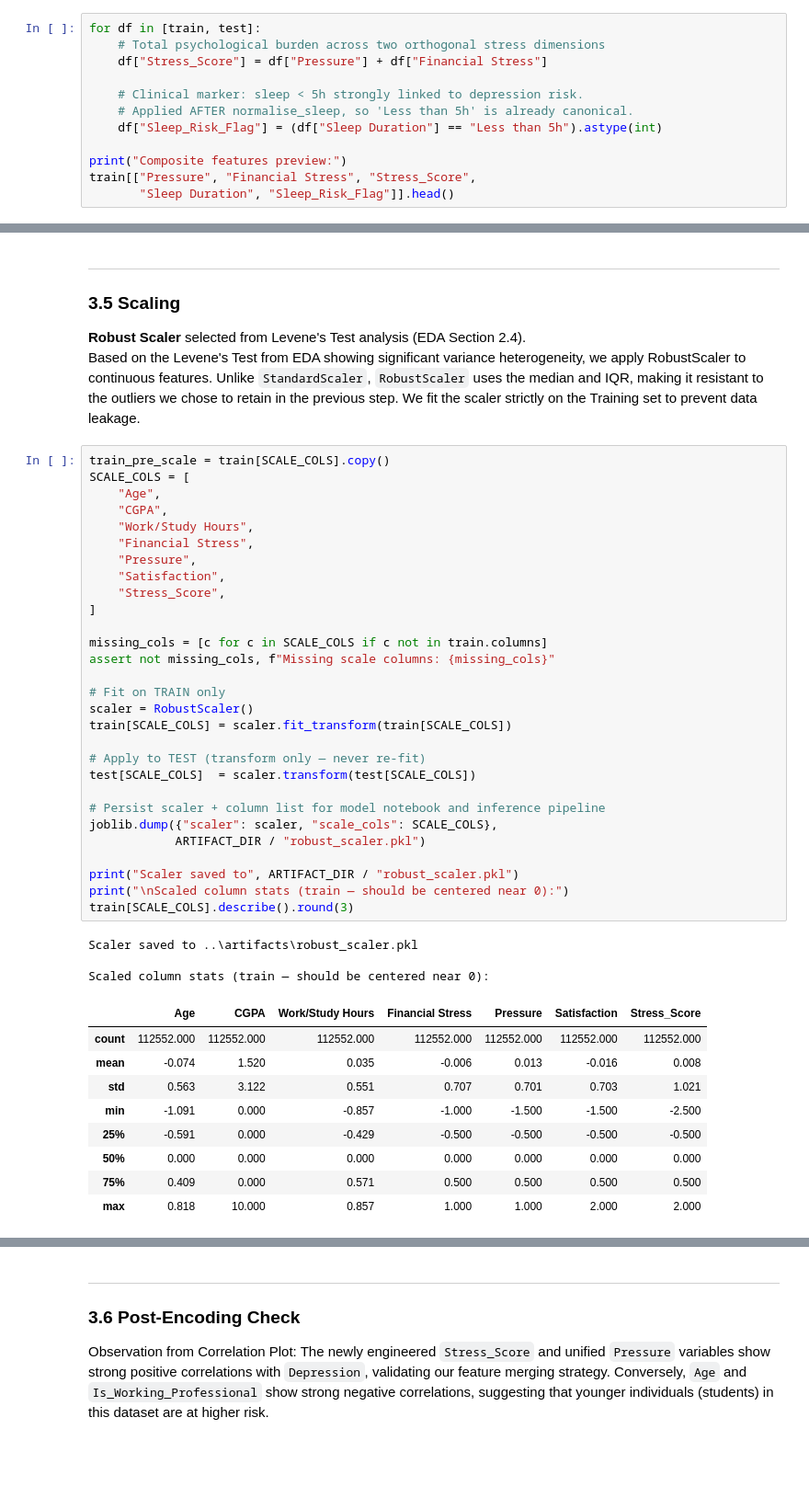
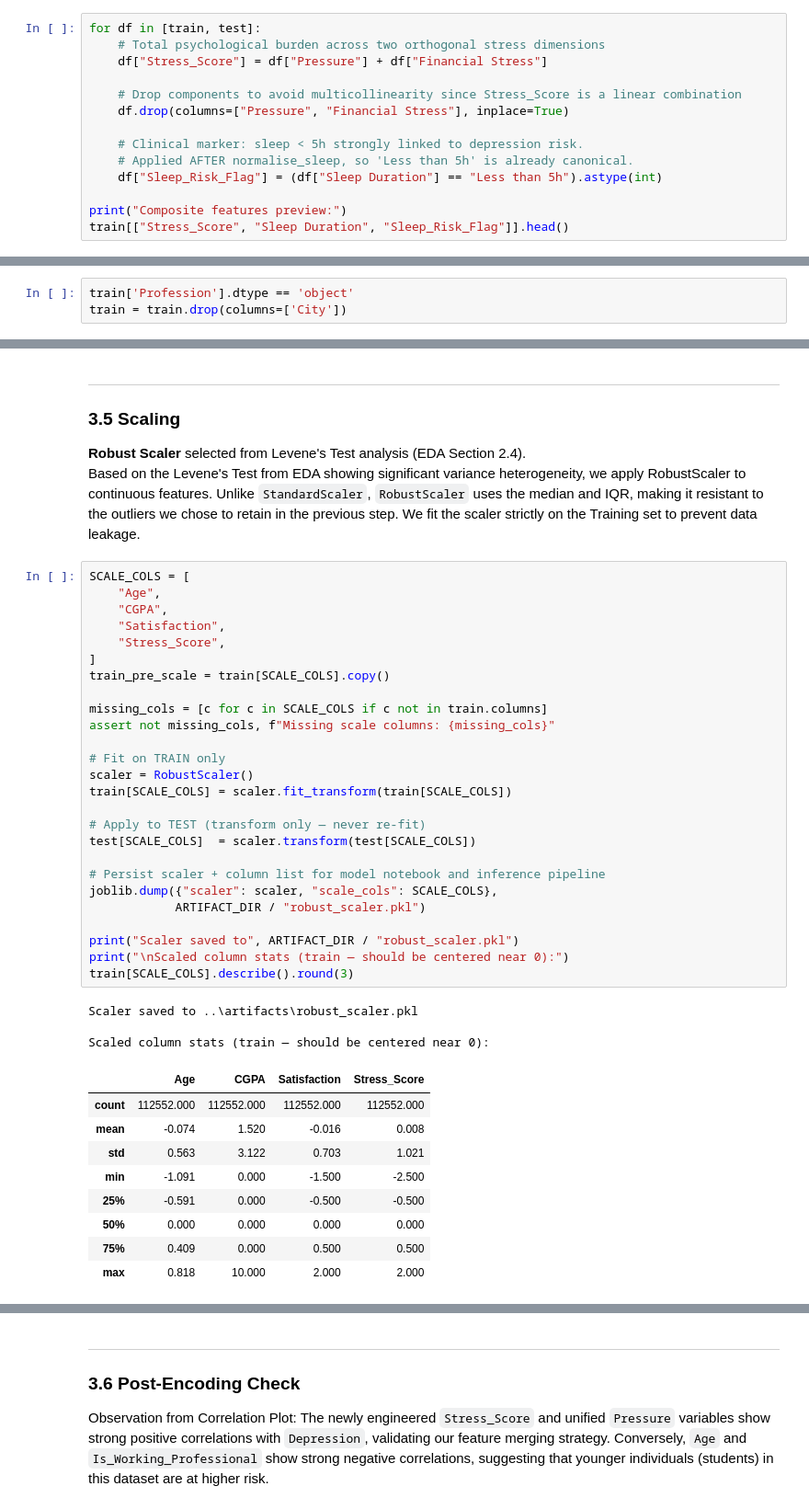
Before and after one commit to quanpro147/Exploring-Mental-Health-Data, a Jupyter notebook: notebooks/feat_engineering.ipynb, the cells around one changed output, grey strips where cells are left out. Shown at 92% size. Cells and saved outputs as stored; diff of their text form; blank space fills up the shorter version.

```diff
--- a/notebooks/feat_engineering.ipynb
+++ b/notebooks/feat_engineering.ipynb
@@ -249,13 +251,15 @@ To help tree-based models capture non-linear interactions, we engineered two com
 for df in [train, test]:
     # Total psychological burden across two orthogonal stress dimensions
     df["Stress_Score"] = df["Pressure"] + df["Financial Stress"]
+
+    # Drop components to avoid multicollinearity since Stress_Score is a linear combination
+    df.drop(columns=["Pressure", "Financial Stress"], inplace=True)
 
     # Clinical marker: sleep < 5h strongly linked to depression risk.
     # Applied AFTER normalise_sleep, so 'Less than 5h' is already canonical.
     df["Sleep_Risk_Flag"] = (df["Sleep Duration"] == "Less than 5h").astype(int)
 
 print("Composite features preview:")
-train[["Pressure", "Financial Stress", "Stress_Score",
-       "Sleep Duration", "Sleep_Risk_Flag"]].head()
+train[["Stress_Score", "Sleep Duration", "Sleep_Risk_Flag"]].head()
 # %% [output]
 Composite features preview:
@@ -349,6 +353,9 @@ Ordinal columns after encoding:
   Sleep Duration: [np.int64(1), np.int64(2), np.int64(3), np.int64(4)]
   Dietary Habits: [np.int64(1), np.int64(2), np.int64(3)]
   Degree: [np.int64(1), np.int64(2), np.int64(3), np.int64(4)]
+# %%
+train['Profession'].dtype == 'object'
+train = train.drop(columns=['City'])
 # %% [markdown]
 We apply One-Hot Encoding only to the most frequent categories to prevent feature explosion. `City` is limited to the top 15 and `Profession` to the top 10. All unseen or less frequent values in both Train and Test sets are grouped into an 'Other' bucket.
 # %%
@@ -440,45 +447,42 @@ Số chiều dữ liệu qua từng bước Encoding
 **Robust Scaler** selected from Levene's Test analysis (EDA Section 2.4).
 Based on the Levene's Test from EDA showing significant variance heterogeneity, we apply RobustScaler to continuous features. Unlike `StandardScaler`, `RobustScaler` uses the median and IQR, making it resistant to the outliers we chose to retain in the previous step. We fit the scaler strictly on the Training set to prevent data leakage.
 # %%
-train_pre_scale = train[SCALE_COLS].copy()
 SCALE_COLS = [
     "Age",
     "CGPA",
-    "Work/Study Hours",
-    "Financial Stress",
-    "Pressure",
     "Satisfaction",
     "Stress_Score",
 ]
+train_pre_scale = train[SCALE_COLS].copy()
 
 missing_cols = [c for c in SCALE_COLS if c not in train.columns]
 assert not missing_cols, f"Missing scale columns: {missing_cols}"
 
 # Fit on TRAIN only
 scaler = RobustScaler()
 train[SCALE_COLS] = scaler.fit_transform(train[SCALE_COLS])
 
 # Apply to TEST (transform only — never re-fit)
 test[SCALE_COLS]  = scaler.transform(test[SCALE_COLS])
 
 # Persist scaler + column list for model notebook and inference pipeline
 joblib.dump({"scaler": scaler, "scale_cols": SCALE_COLS},
             ARTIFACT_DIR / "robust_scaler.pkl")
 
 print("Scaler saved to", ARTIFACT_DIR / "robust_scaler.pkl")
 print("\nScaled column stats (train — should be centered near 0):")
 train[SCALE_COLS].describe().round(3)
 # %% [output]
 Scaler saved to ..\artifacts\robust_scaler.pkl
 
 Scaled column stats (train — should be centered near 0):
-|  | Age | CGPA | Work/Study Hours | Financial Stress | Pressure | Satisfaction | Stress_Score |
-| count | 112552.000 | 112552.000 | 112552.000 | 112552.000 | 112552.000 | 112552.000 | 112552.000 |
-| mean | -0.074 | 1.520 | 0.035 | -0.006 | 0.013 | -0.016 | 0.008 |
-| std | 0.563 | 3.122 | 0.551 | 0.707 | 0.701 | 0.703 | 1.021 |
-| min | -1.091 | 0.000 | -0.857 | -1.000 | -1.500 | -1.500 | -2.500 |
-| 25% | -0.591 | 0.000 | -0.429 | -0.500 | -0.500 | -0.500 | -0.500 |
-| 50% | 0.000 | 0.000 | 0.000 | 0.000 | 0.000 | 0.000 | 0.000 |
-| 75% | 0.409 | 0.000 | 0.571 | 0.500 | 0.500 | 0.500 | 0.500 |
-| max | 0.818 | 10.000 | 0.857 | 1.000 | 1.000 | 2.000 | 2.000 |
+|  | Age | CGPA | Satisfaction | Stress_Score |
+| count | 112552.000 | 112552.000 | 112552.000 | 112552.000 |
+| mean | -0.074 | 1.520 | -0.016 | 0.008 |
+| std | 0.563 | 3.122 | 0.703 | 1.021 |
+| min | -1.091 | 0.000 | -1.500 | -2.500 |
+| 25% | -0.591 | 0.000 | -0.500 | -0.500 |
+| 50% | 0.000 | 0.000 | 0.000 | 0.000 |
+| 75% | 0.409 | 0.000 | 0.500 | 0.500 |
+| max | 0.818 | 10.000 | 2.000 | 2.000 |
 # %%
```
Also changed, not shown: parts of 11 cells of this notebook, 2 other files.
